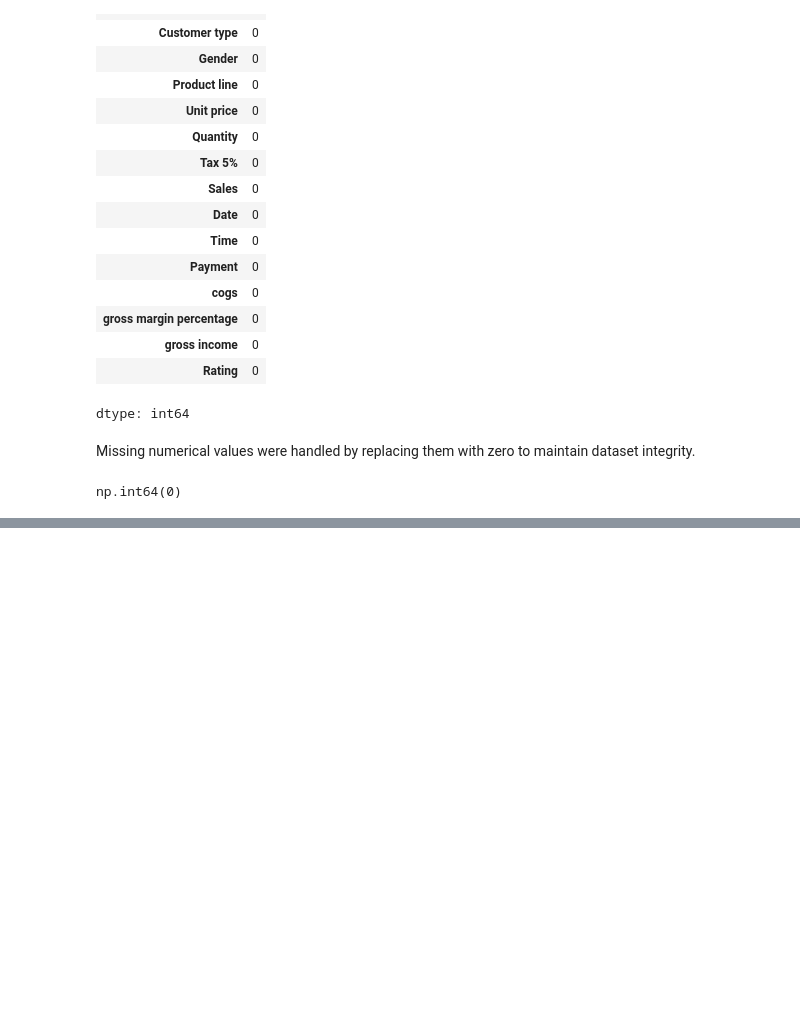
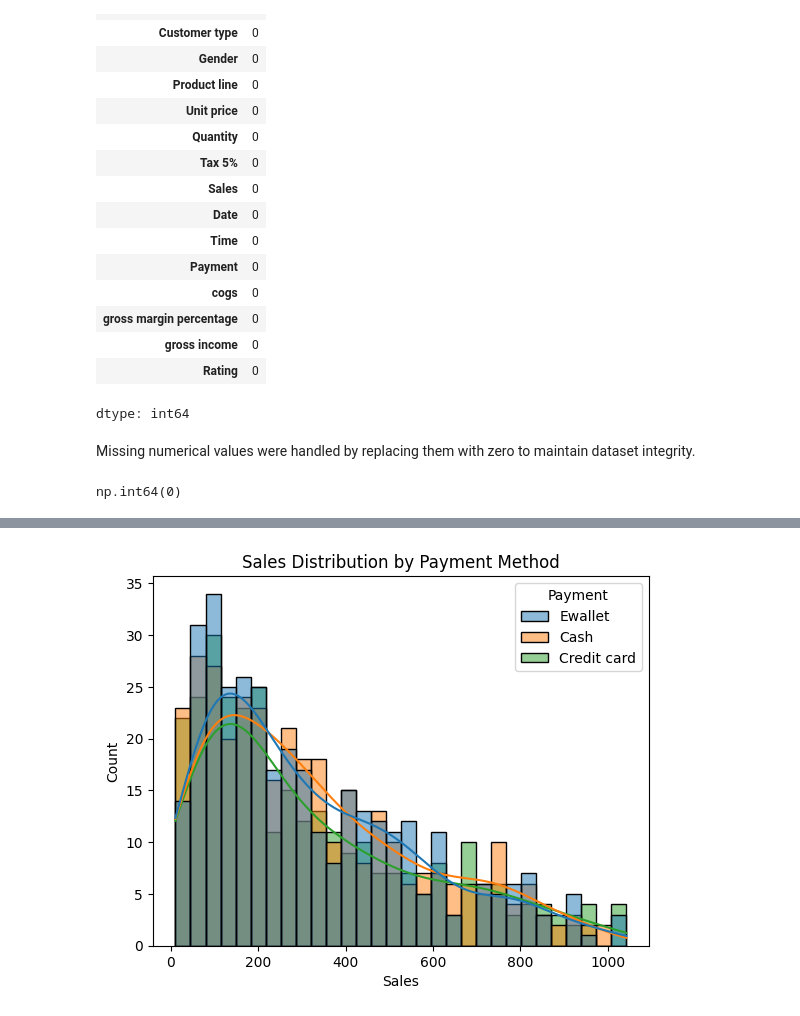
Before and after one commit to m0sfe/Supermarket-Sales-Analysis, a Jupyter notebook: Python_Project.ipynb, the cells around one changed output, grey strips where cells are left out. Cells and saved outputs as stored; diff of their text form; code cells hidden in the pictures; blank space fills up the shorter version.

```diff
--- a/Python_Project.ipynb
+++ b/Python_Project.ipynb
@@ -108,0 +156,6 @@ df.drop_duplicates(inplace=True)
+# %%
+sns.histplot(data=df, x='Sales', hue='Payment', bins=30, kde=True)
+plt.title('Sales Distribution by Payment Method')
+plt.show()
+# %% [output]
+[figure, added]
```
Also changed, not shown: parts of 19 cells of this notebook.
